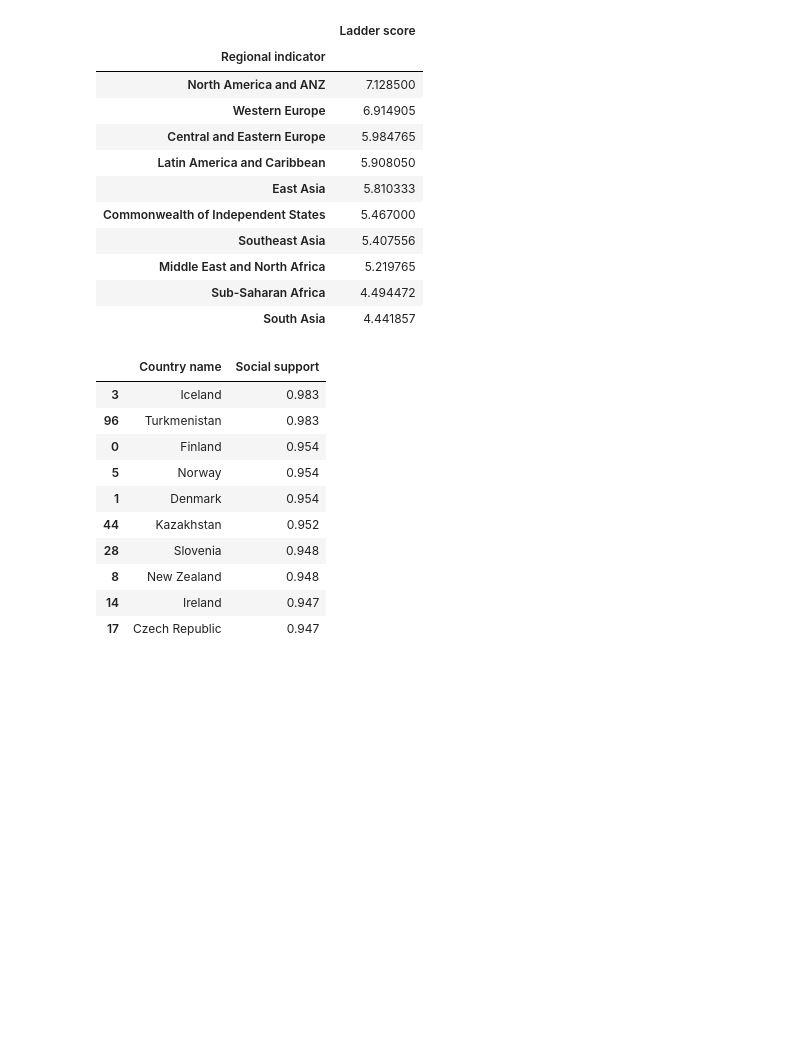
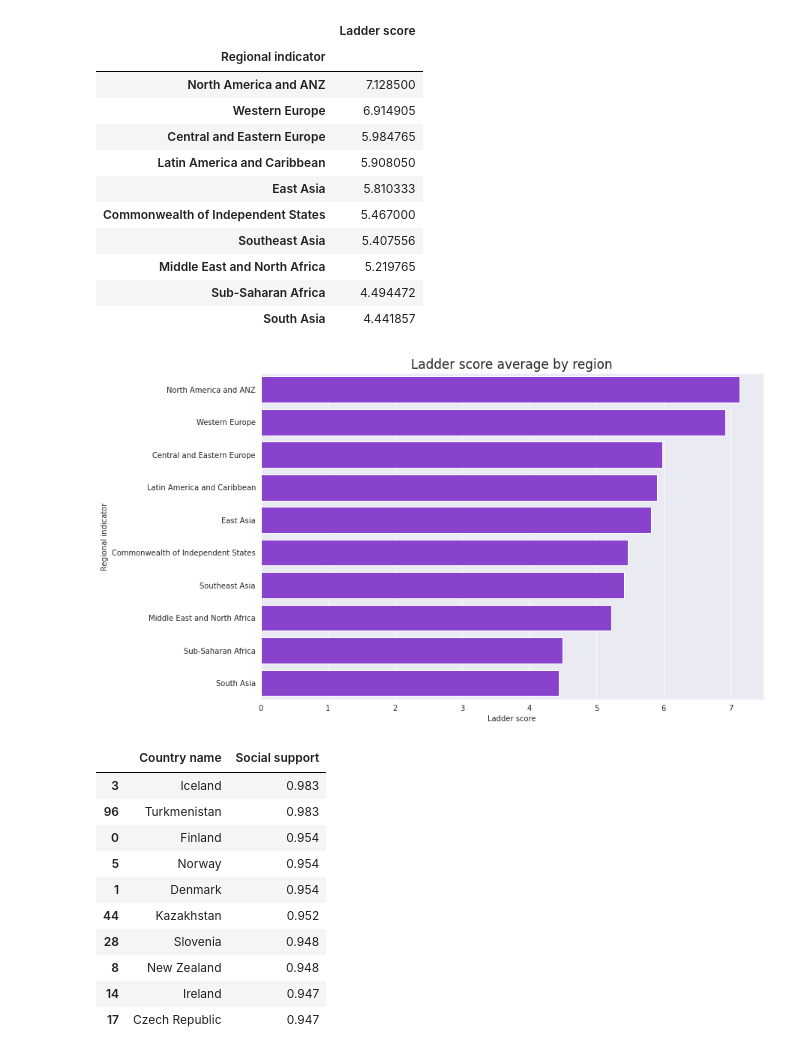
Before and after one commit to mirianbr/happiness-report, a Jupyter notebook: world_happiness_report.ipynb, the cells around one changed output. Saved outputs shown, nothing was run; the diff lists cells and outputs as text; code cells hidden in the pictures; blank space fills up the shorter version.

Commit message:
Adding bar chart "Ladder score average by region"

```diff
--- a/world_happiness_report.ipynb
+++ b/world_happiness_report.ipynb
@@ -240,6 +240,20 @@ df.groupby(['Regional indicator']).agg({'Ladder score': 'mean'}).sort_values(by=
 | Middle East and North Africa | 5.219765 |
 | Sub-Saharan Africa | 4.494472 |
 | South Asia | 4.441857 |
+# %%
+# Plotting bar chart for all regions (ladder score average)
+ranking = df.groupby(['Regional indicator']).agg({'Ladder score': 'mean'}).reset_index()
+
+plt.figure(figsize = (12, 8))
+ax = sns.barplot(x = 'Ladder score',
+                 y = 'Regional indicator',
+                 data=ranking,
+                 orient='h',
+                 color='blueviolet',
+                 order=ranking.sort_values('Ladder score', ascending=False)['Regional indicator'])
+ax.set_title('Ladder score average by region', fontsize=17);
+# %% [output]
+[figure, added]
 # %%
 # Top 10 countries by social support index
 
```
